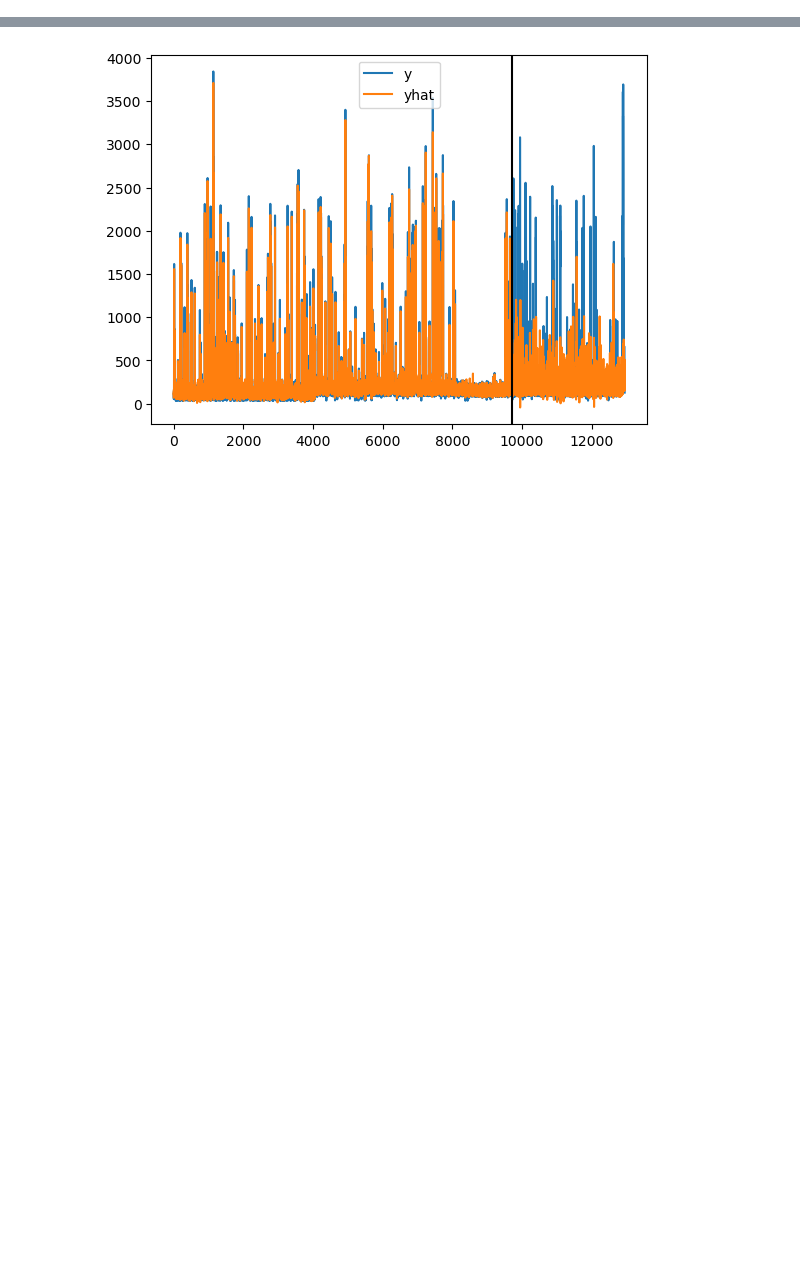
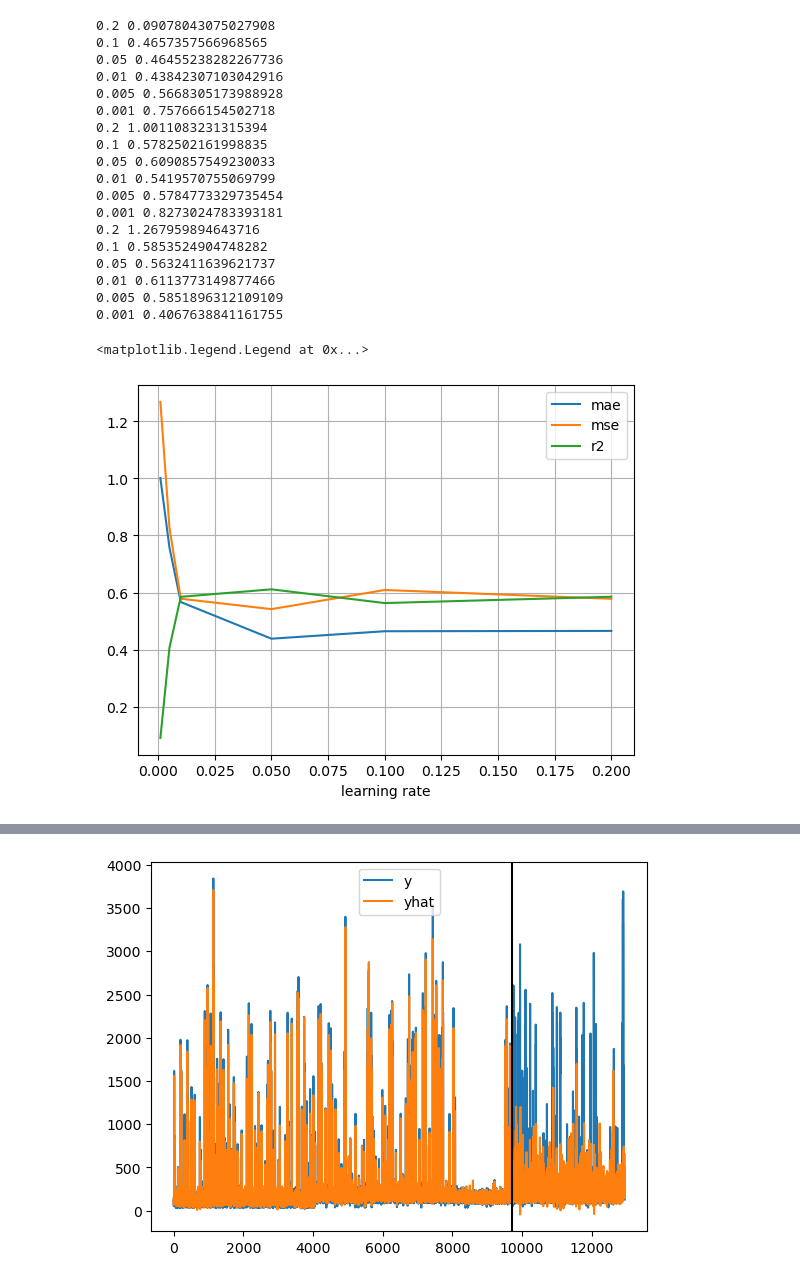
Before and after one commit to Flinverdaasdonk/forecasting, a Jupyter notebook: useful_notebooks/xgboost_attempt.ipynb, the cells around one changed output, grey strips where cells are left out. Drawn from its saved outputs; the diff is of its cells as text; code cells hidden in the pictures; blank space fills up the shorter version.

```diff
--- a/useful_notebooks/xgboost_attempt.ipynb
+++ b/useful_notebooks/xgboost_attempt.ipynb
@@ -73,0 +152,34 @@ y = list(train_y) + list(test_y)
+# %%
+metrics = ["mae", "mse", "r2"]
+
+for metric in metrics:
+    lrs, vs = [], []
+    for lr, res in lr_dict.items():
+        v = res[f"{metric}_test"]
+        lrs.append(lr), vs.append(v)
+
+    plt.plot(lrs, vs, label=metric)
+    plt.xlabel("learning rate")
+    plt.grid()
+plt.legend()
+# %% [output]
+0.2 0.09078043075027908
+0.1 0.4657357566968565
+0.05 0.46455238282267736
+0.01 0.43842307103042916
+0.005 0.5668305173988928
+0.001 0.757666154502718
+0.2 1.0011083231315394
+0.1 0.5782502161998835
+0.05 0.6090857549230033
+0.01 0.5419570755069799
+0.005 0.5784773329735454
+0.001 0.8273024783393181
+0.2 1.267959894643716
+0.1 0.5853524904748282
+0.05 0.5632411639621737
+0.01 0.6113773149877466
+0.005 0.5851896312109109
+0.001 0.4067638841161755
+<matplotlib.legend.Legend at 0x...>
+[figure, added]
```
Also changed, not shown: parts of 12 cells of this notebook, 12 other files.
